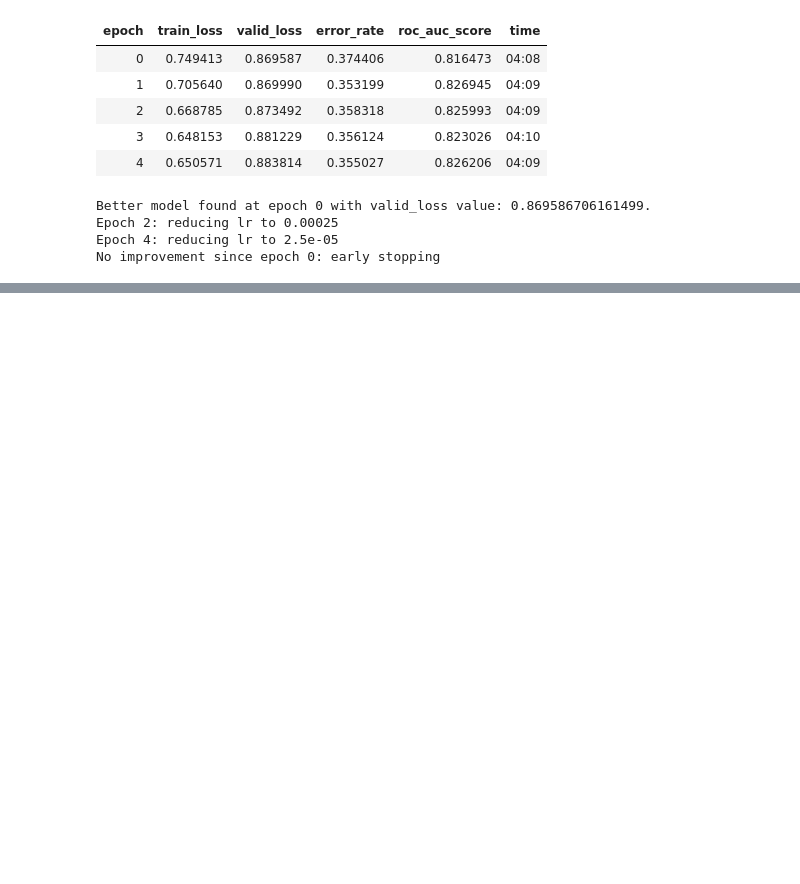
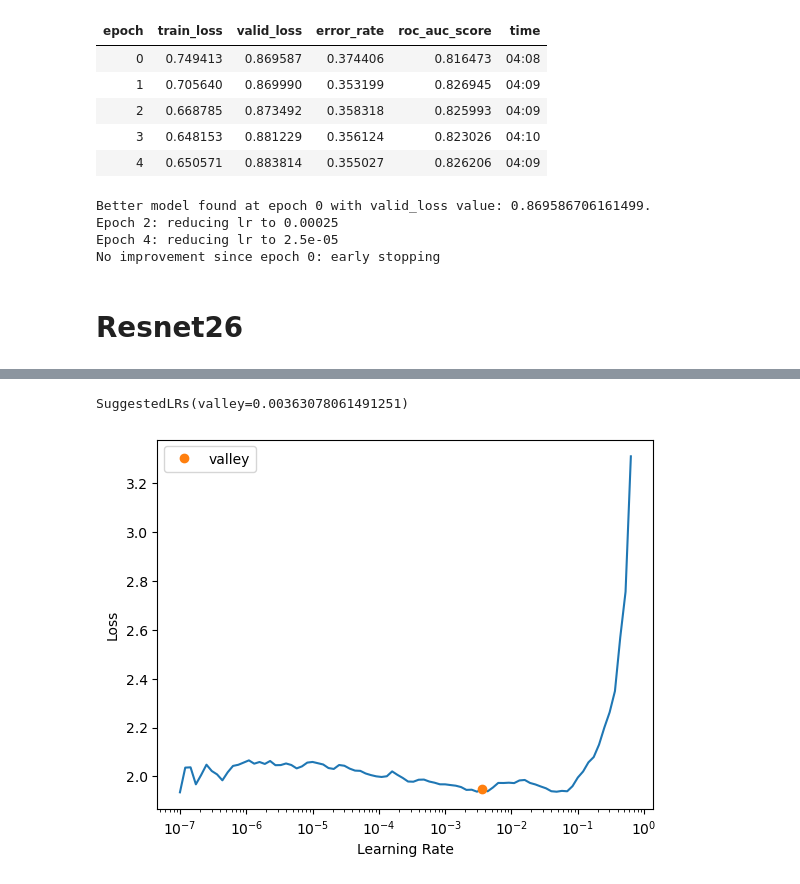
Before and after one commit to PlasmaScale/RSNA-Screening-Mammography-Breast-Cancer-Detection, a Jupyter notebook: mammo-patch-classifier-diffmodels.ipynb, the cells around one changed output, grey strips where cells are left out. Cells and saved outputs as stored; diff of their text form; code cells hidden in the pictures; blank space fills up the shorter version.

```diff
--- a/mammo-patch-classifier-diffmodels.ipynb
+++ b/mammo-patch-classifier-diffmodels.ipynb
@@ -303,3 +313,11 @@ Better model found at epoch 0 with valid_loss value: 0.869586706161499.
 Epoch 2: reducing lr to 0.00025
 Epoch 4: reducing lr to 2.5e-05
 No improvement since epoch 0: early stopping
+# %% [markdown]
+# Resnet26
+# %%
+arch="resnet26"
+# %%
+learn = vision_learner(dls, arch, metrics=metrics, loss_func=loss_func).to_fp16()
+learn.lr_find()
+# %% [output]
@@ -305,0 +326,2 @@ No improvement since epoch 0: early stopping
+SuggestedLRs(valley=0.00363078061491251)
+[figure, added]
```
Also changed, not shown: parts of 8 cells of this notebook.
